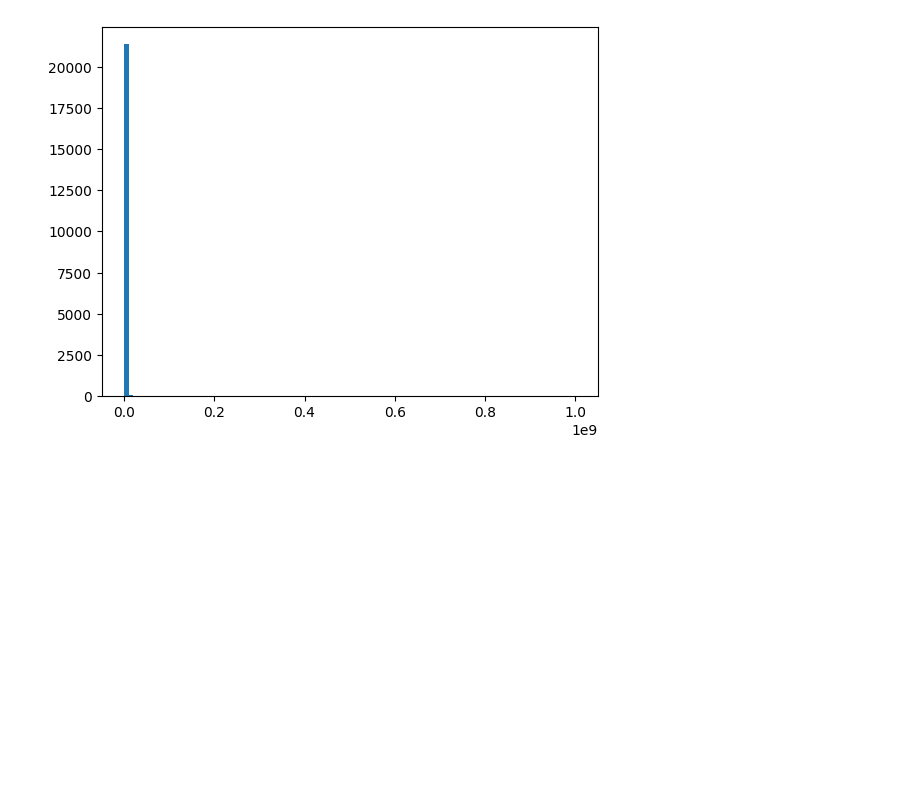
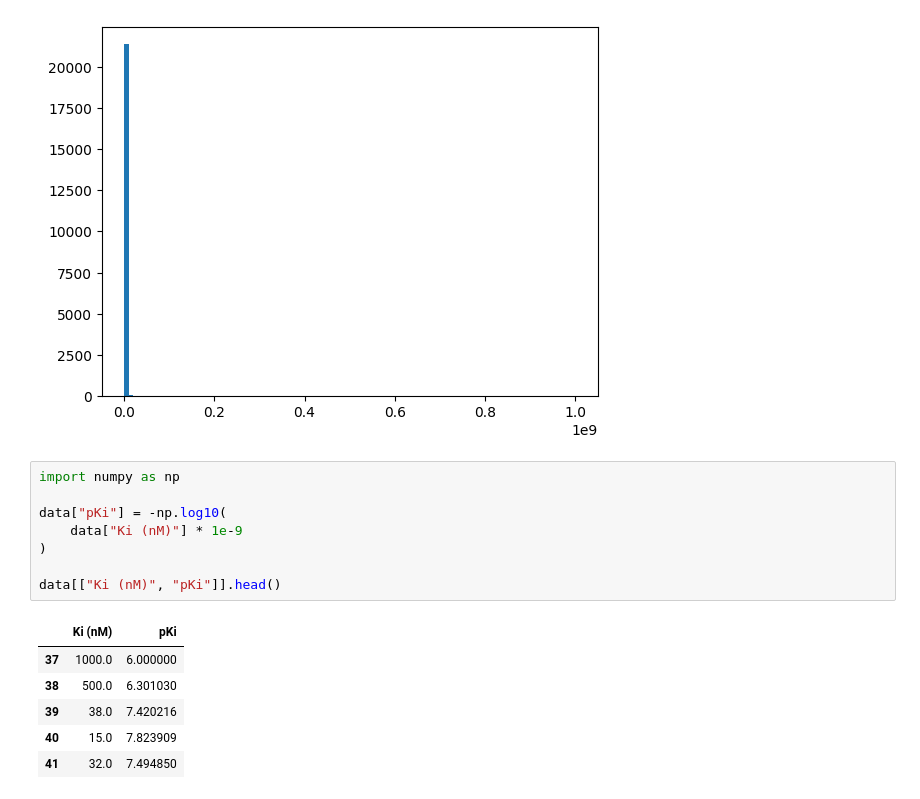
Before and after one commit to shivaamsingh/PharmaGPT, a Jupyter notebook: notebooks/06_dataset_creation.ipynb, the cells around one changed output. Cells and saved outputs as stored; diff of their text form; blank space fills up the shorter version.

```diff
--- a/notebooks/06_dataset_creation.ipynb
+++ b/notebooks/06_dataset_creation.ipynb
@@ -106,3 +106,18 @@ plt.hist(
 plt.show()
 # %% [output]
 [figure]
+# %%
+import numpy as np
+
+data["pKi"] = -np.log10(
+    data["Ki (nM)"] * 1e-9
+)
+
+data[["Ki (nM)", "pKi"]].head()
+# %% [output]
+|  | Ki (nM) | pKi |
+| 37 | 1000.0 | 6.000000 |
+| 38 | 500.0 | 6.301030 |
+| 39 | 38.0 | 7.420216 |
+| 40 | 15.0 | 7.823909 |
+| 41 | 32.0 | 7.494850 |
```
Also changed, not shown: parts of 3 cells of this notebook.
